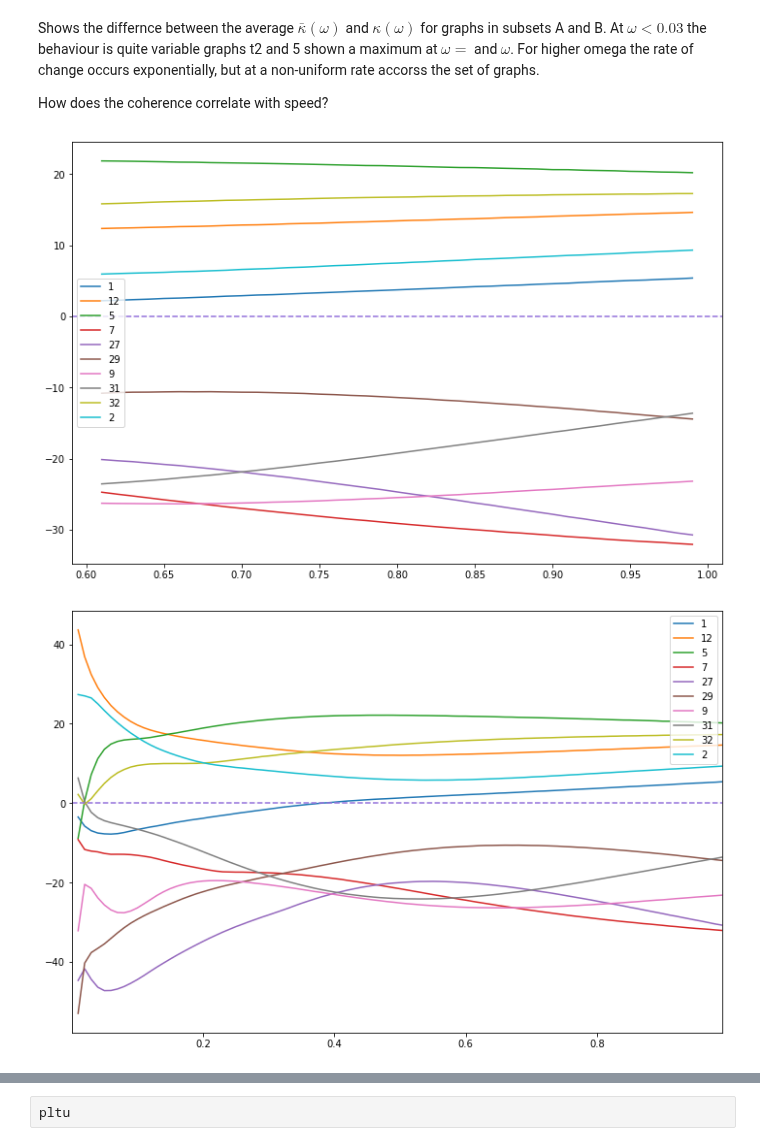
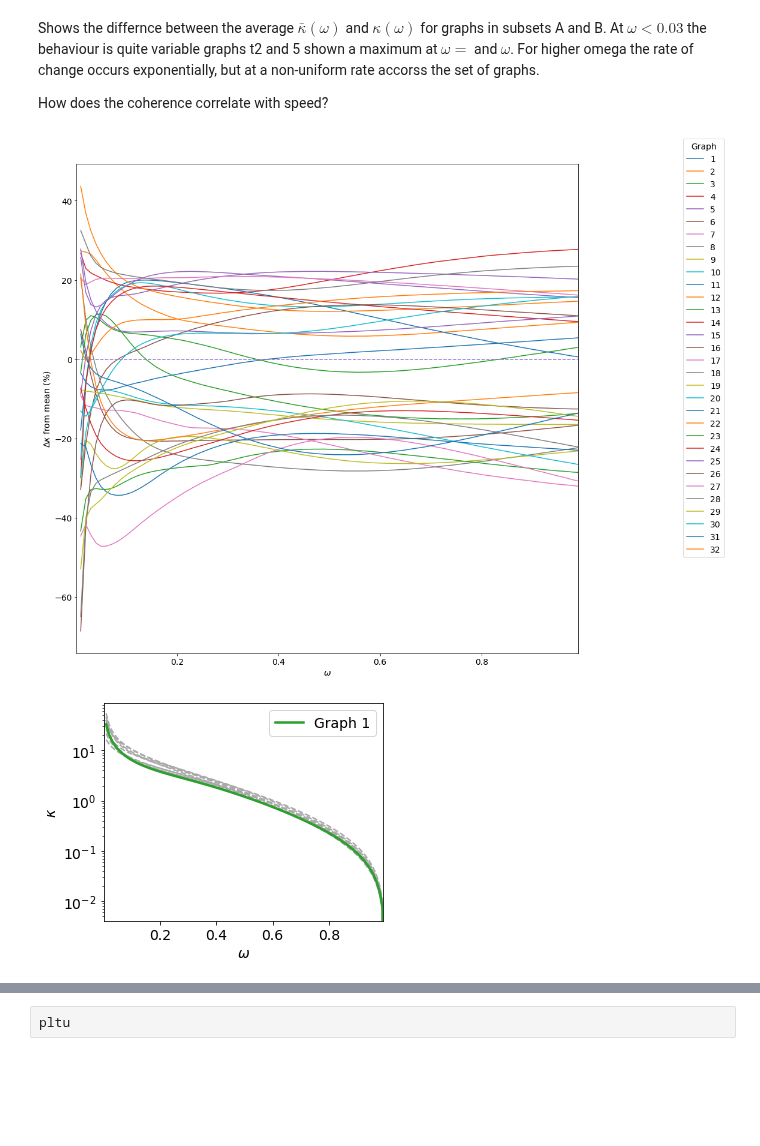
Before and after one commit to Edric-Matwiejew/QSW_MPI, a Jupyter notebook: examples/Application 1/Application_1-Copy1.ipynb, the cells around one changed output, grey strips where cells are left out. Cells and saved outputs as stored; diff of their text form; code cells hidden in the pictures; blank space fills up the shorter version.

```diff
--- a/examples/Application 1/Application_1-Copy1.ipynb
+++ b/examples/Application 1/Application_1-Copy1.ipynb
@@ -60,6 +59,8 @@ results_df.head()
 | 2 | isomorphic_graphs/32.mtx | 32 | 0.0 | 1002.625000 | 0.501313 | 2068.227251 | ... |
 | 3 | isomorphic_graphs/13.mtx | 13 | 0.0 | 1006.250000 | 0.503125 | 553.897782 | ... |
 | 4 | isomorphic_graphs/24.mtx | 24 | 0.0 | 1006.250000 | 0.503125 | 1282.041424 | ... |
+# %%
+color=[u'#2ca02c', u'#ff7f0e',  u'#1f77b4', u'#d62728', u'#9467bd', u'#8c564b', u'#e377c2', u'#7f7f7f', u'#bcbd22', u'#17becf']
 # %%
 results_0 = results_df.loc[results_df['omega']==0]
 font = 14
@@ -199,2 +349,13 @@ f Graph 29
 # %% [markdown]
 Considering the entire set between $0.1 \geq \omega < \leq 1$, the global minima of $\tau(\omega)$ occurs with completely coherent transport, aside for graphs 2, 12, 31 and 32. The highest $\tau(\omega)$ occurs at $\omega = 0.01$ for all graphs aside from graph 12, which has a global maximum at $\omega = 0.5$.
+# %%
+files = [2, 12, 31, 32]
+for file, letter in zip(files, letters):
+    fig = plt.figure(figsize=(4,4))
+    ax = fig.add_subplot(111)
+    graph_max = nx.from_scipy_sparse_matrix(sp.csr_matrix(mmread('isomorphic_graphs/' + str(file) + '.mtx')))
+    print(str(letter) + " Graph " + str(file))
+    color_map = ['orange', 'orange', 'mediumpurple', 'orange', 'orange', 'deepskyblue', 'orange']
+    nx.draw_networkx(graph_max, with_labels = True, node_color = color_map, font_size=16, labels = labels)
+    plt.axis('off')
+    plt.savefig(str(file) + "_coherent_global_min.jpeg", bbox_inches = 'tight', pad_inches = 0.2, dpi = 300)
@@ -312,38 +486,46 @@ Shows the differnce between the average $\bar{\kappa}(\omega)$ and $\kappa(\omeg
 
 How does the coherence correlate with speed?
 # %%
+font = 14
 files = np.arange(1,33,1)
-files = [1, 12, 5, 7, 27, 29, 9, 31, 32,2]
-fig = plt.figure(figsize=(12,8))
+#files = [1, 12, 5, 7, 27, 29, 9, 31, 32,2]
+fig = plt.figure(figsize=(15,15))
 ax = fig.add_subplot(111)
 h = 2000/float(16384)
 ts = np.arange(0,2000 + h, h)
 
 omegas = np.arange(0.01,1.01,0.01)
 mean_norm_coh = []
 for omega in omegas:
     cohs = results_df_C.loc[results_df_C['omega']==round(omega, 2)]['integrated_coherences']
     times = results_df_C.loc[results_df_C['omega']==round(omega, 2)]['time']
     norm_cohs = np.divide(cohs, times)
     mean_norm_coh.append(np.mean(norm_cohs))
 
 mean_norm_coh = np.array(mean_norm_coh)
 
-
-
+#ax.plot(omegas[0:80],mean_norm_coh[0:80], label = "yes")
+indx = 0
 for file in files:
     coh = results_df_C.loc[results_df_C['ID']==file]['integrated_coherences']
     time = results_df_C.loc[results_df_C['ID']==file]['time']
     time_norm = np.divide(coh, time)
-    #print(time_norm)
-    ax.plot(results_df_C.loc[results_df_C['ID']==file]['omega'][60:],np.divide(100*(time_norm[60:]-mean_norm_coh[60:]),time_norm[60:]), label = str(file))
+    #print(time_norm)time_norm[0:60]-mean_norm_coh[0:60]
+    ax.plot(results_df_C.loc[results_df_C['ID']==file]['omega'][0:],100*((time_norm[0:]-mean_norm_coh[0:])/time_norm[0:]), label = str(file))
+    indx += 1
+ax.axhline(y=0, color = 'mediumpurple', linestyle = '--')
+
 #ax.set_xscale('log')
 #ax.set_yscale('log')
 #ax.axvline(x=0.15)
 #ax.set_ylim(10**(-2),20**(-1))
-#ax.set_xlim(0.001,0.4)
-ax.axhline(y=0, color = 'mediumpurple', linestyle = '--')
-plt.legend()
+plt.yticks(fontsize=font)
+plt.xticks(fontsize=font)
+plt.ylabel(r'$\Delta \kappa$ from mean (%)',fontsize=font)
+plt.xlabel(r'$\omega$',fontsize=font)
+ax.set_xlim(0.001,0.99)
+plt.legend(title = "Graph", fontsize = font, title_fontsize = font, loc = 'upper right', bbox_to_anchor=(1.3, 1.06))
+plt.savefig("Delta_Cohs.jpeg", bbox_inches = 'tight', pad_inches = 0.2, dpi = 300)
 plt.show()
 # %% [output]
-[figure, old version]
+[figure, new version]
@@ -352,41 +532,34 @@ color=[u'#1f77b4', u'#ff7f0e', u'#2ca02c', u'#d62728', u'#9467bd', u'#8c564b', u
 # %%
+font = 14
 files = np.arange(1,33,1)
 files = [1, 12, 5, 7, 27, 29, 9, 31, 32,2]
-fig = plt.figure(figsize=(12,8))
+fig = plt.figure(figsize=(5,4))
 ax = fig.add_subplot(111)
 h = 2000/float(16384)
 ts = np.arange(0,2000 + h, h)
 
-omegas = np.arange(0.01,1.01,0.01)
-mean_norm_coh = []
-for omega in omegas:
-    cohs = results_df_C.loc[results_df_C['omega']==round(omega, 2)]['integrated_coherences']
-    times = results_df_C.loc[results_df_C['omega']==round(omega, 2)]['time']
-    norm_cohs = np.divide(cohs, times)
-    mean_norm_coh.append(np.mean(norm_cohs))
-
-mean_norm_coh = np.array(mean_norm_coh)
-
 #ax.plot(omegas[0:80],mean_norm_coh[0:80], label = "yes")
 indx = 0
 for file in files:
-    coh = results_df_C.loc[results_df_C['ID']==file]['integrated_coherences']
-    time = results_df_C.loc[results_df_C['ID']==file]['time']
-    time_norm = np.divide(coh, time)
-    #print(time_norm)time_norm[0:60]-mean_norm_coh[0:60]
-    ax.plot(results_df_C.loc[results_df_C['ID']==file]['omega'][0:],100*((time_norm[0:]-mean_norm_coh[0:])/time_norm[0:]), label = str(file), c=color[indx])
+    ax.plot(results_df_C.loc[results_df_C['ID']==file]['omega'], results_df_C.loc[results_df_C['ID']==file]['integrated_coherences'], '--',c='darkgray')
     indx += 1
-ax.axhline(y=0, color = 'mediumpurple', linestyle = '--')
+ax.plot(results_df_C.loc[results_df_C['ID']==1]['omega'], results_df_C.loc[results_df_C['ID']==1]['integrated_coherences'], c=color[0],linewidth=2.5, label = 'Graph 1')
 
 #ax.set_xscale('log')
 #ax.set_yscale('log')
 #ax.axvline(x=0.15)
 #ax.set_ylim(10**(-2),20**(-1))
+plt.yticks(fontsize=font)
+plt.xticks(fontsize=font)
+plt.ylabel(r'$\kappa$',fontsize=font)
+plt.xlabel(r'$\omega$',fontsize=font)
 ax.set_xlim(0.001,0.99)
-plt.legend()
+ax.set_yscale('log')
+plt.legend(fontsize = font, title_fontsize = font)
+plt.savefig("kappa_omega.jpeg", bbox_inches = 'tight', pad_inches = 0.2, dpi = 300)
 plt.show()
 # %% [output]
-[figure, old version]
+[figure, new version]
 # %%
 font = 14
 all_files = np.arange(1,33,1)
```
Also changed, not shown: parts of 15 cells of this notebook, 25 other files.
